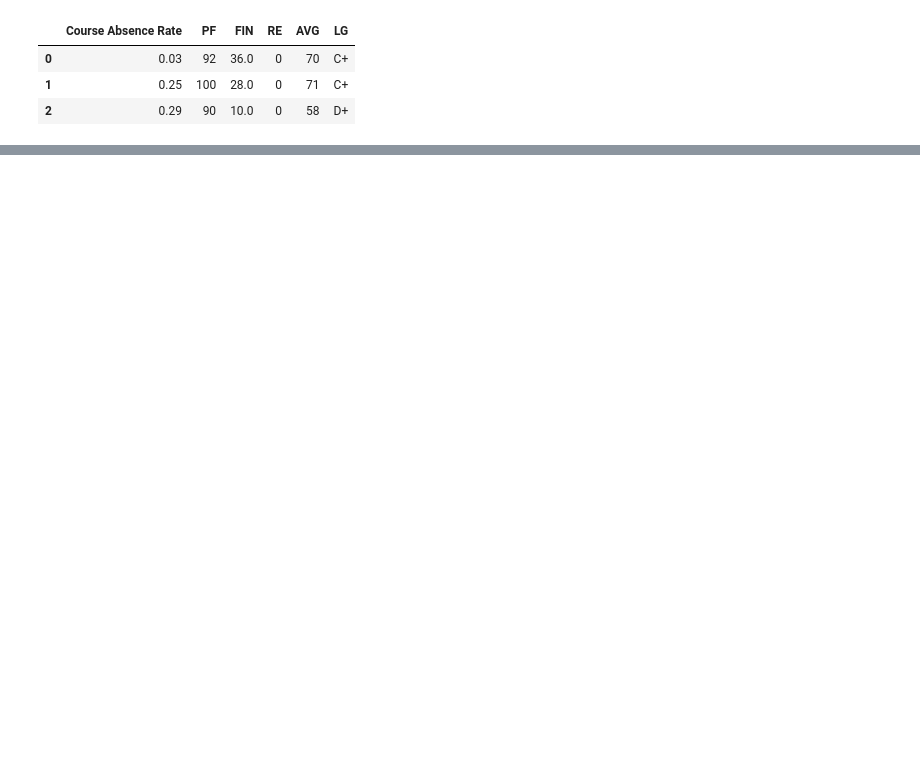
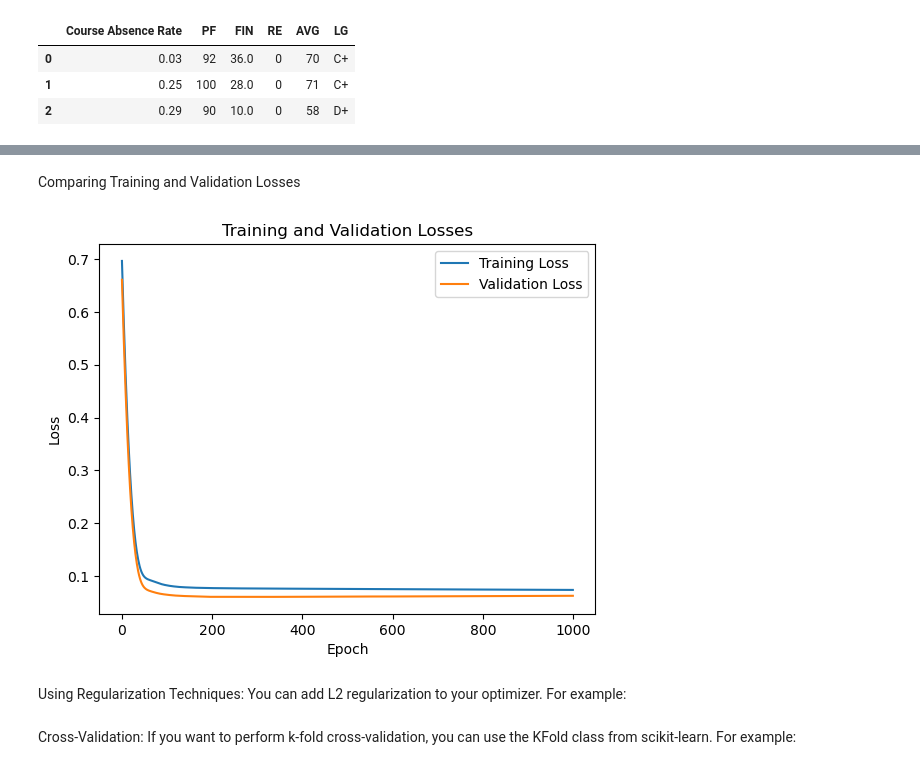
Before and after one commit to damir-dekz/diploma_project, a Jupyter notebook: диплом.ipynb, the cells around one changed output, grey strips where cells are left out. Drawn from its saved outputs; the diff is of its cells as text; code cells hidden in the pictures; blank space fills up the shorter version.

```diff
--- a/диплом.ipynb
+++ b/диплом.ipynb
@@ -2379,0 +1419,26 @@ dd
+# %%
+# Training the model
+epochs = 1000  # You can adjust the number of epochs
+train_losses = []
+val_losses = []
+
+for epoch in range(epochs):
+    # Training
+    model.train()
+    optimizer.zero_grad()
+    outputs = model(X_train_tensor)
+    loss = criterion(outputs, y_train_tensor)
+    loss.backward()
+    optimizer.step()
+    train_losses.append(loss.item())
+
+    # Validation
+    model.eval()
+    with torch.no_grad():
+        val_outputs = model(X_val_tensor)
+        val_loss = criterion(val_outputs, y_val_tensor)
+        val_losses.append(val_loss.item())
+
+    # Print training progress
+    if (epoch+1) % 10 == 0:
+        print(f'Epoch [{epoch+1}/{epochs}], Train Loss: {loss.item():.4f}, Val Loss: {val_loss.item():.4f}')
@@ -2379,0 +1518,18 @@ dd
+# %% [markdown]
+Comparing Training and Validation Losses
+# %%
+import matplotlib.pyplot as plt
+
+# Plotting learning curves
+plt.plot(train_losses, label='Training Loss')
+plt.plot(val_losses, label='Validation Loss')
+plt.xlabel('Epoch')
+plt.ylabel('Loss')
+plt.title('Training and Validation Losses')
+plt.legend()
+plt.show()
+# %% [output]
+[figure, added]
+# %% [markdown]
+Using Regularization Techniques:
+You can add L2 regularization to your optimizer. For example:
@@ -2379,0 +1539,3 @@ dd
+# %% [markdown]
+Cross-Validation:
+If you want to perform k-fold cross-validation, you can use the KFold class from scikit-learn. For example:
```
Also changed, not shown: parts of 92 cells of this notebook.
